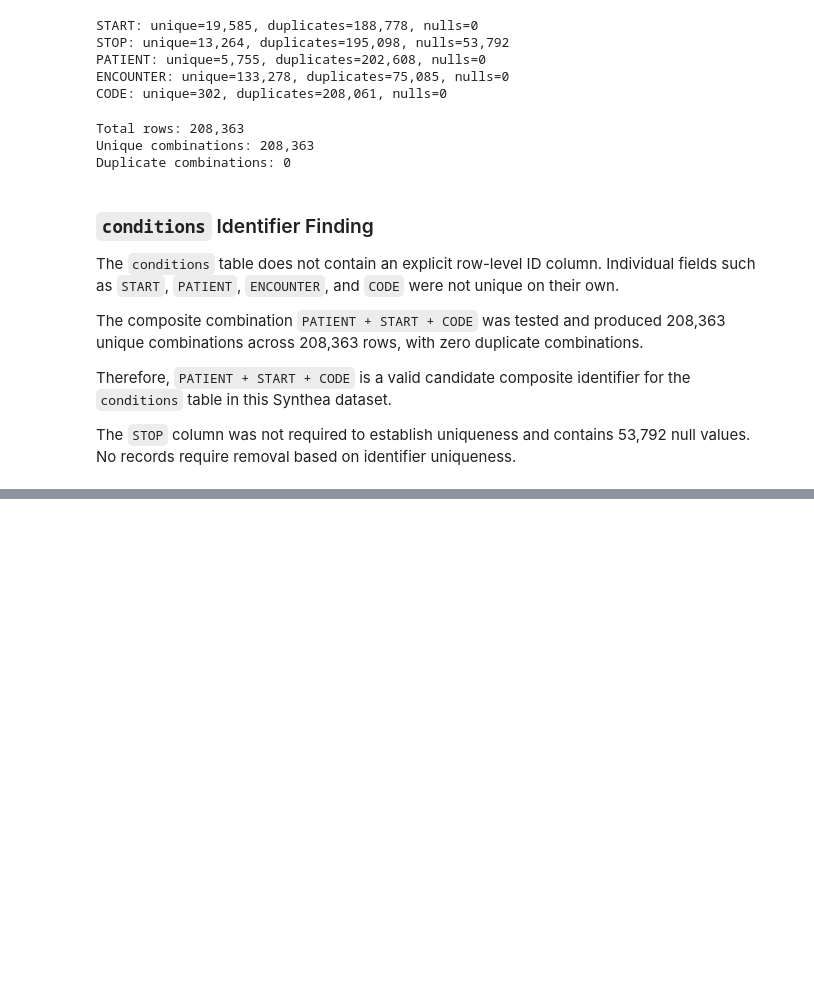
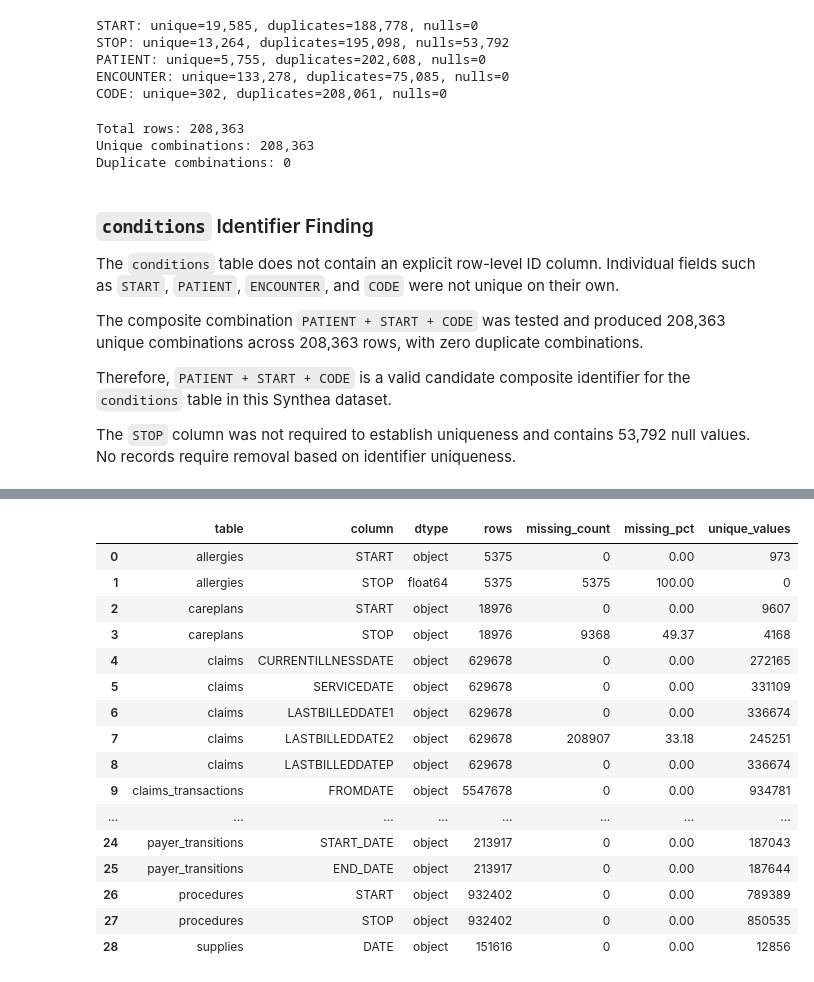
Before and after one commit to Hygienus41/healthcare-risk-system, a Jupyter notebook: notebooks/02_data_quality.ipynb, the cells around one changed output, grey strips where cells are left out. Cells and saved outputs as stored; diff of their text form; code cells hidden in the pictures; blank space fills up the shorter version.

```diff
--- a/notebooks/02_data_quality.ipynb
+++ b/notebooks/02_data_quality.ipynb
@@ -779,0 +1990,17 @@ The `STOP` column was not required to establish uniqueness and contains 53,792 n
+# %%
+# Build a table showing the data type of every column across all 18 Synthea tables.
+dtype_inventory = []
+
+for table_name, table in tables.items():
+    for column in table.columns:
+        dtype_inventory.append({
+            "table": table_name,
+            "column": column,
+            "dtype": str(table[column].dtype),
+            "missing_count": int(table[column].isna().sum()),
+            "unique_values": int(table[column].nunique(dropna=True))
+        })
+
+dtype_inventory_df = pd.DataFrame(dtype_inventory)
+
+display(dtype_inventory_df)
@@ -779,0 +2066,63 @@ The `STOP` column was not required to establish uniqueness and contains 53,792 n
+# %%
+# Define the columns that represent dates or timestamps in the Synthea tables.
+date_columns = {
+    "allergies": ["START", "STOP"],
+    "careplans": ["START", "STOP"],
+    "claims": [
+        "CURRENTILLNESSDATE",
+        "SERVICEDATE",
+        "LASTBILLEDDATE1",
+        "LASTBILLEDDATE2",
+        "LASTBILLEDDATEP"
+    ],
+    "claims_transactions": ["FROMDATE", "TODATE"],
+    "conditions": ["START", "STOP"],
+    "devices": ["START", "STOP"],
+    "encounters": ["START", "STOP"],
+    "imaging_studies": ["DATE"],
+    "immunizations": ["DATE"],
+    "medications": ["START", "STOP"],
+    "observations": ["DATE"],
+    "patients": ["BIRTHDATE", "DEATHDATE"],
+    "payer_transitions": ["START_DATE", "END_DATE"],
+    "procedures": ["START", "STOP"],
+    "supplies": ["DATE"]
+}
+
+date_inventory = []
+
+for table_name, columns in date_columns.items():
+    table = tables[table_name]
+
+    for column in columns:
+        date_inventory.append({
+            "table": table_name,
+            "column": column,
+            "dtype": str(table[column].dtype),
+            "rows": len(table),
+            "missing_count": int(table[column].isna().sum()),
+            "missing_pct": round(table[column].isna().mean() * 100, 2),
+            "unique_values": int(table[column].nunique(dropna=True))
+        })
+
+date_inventory_df = pd.DataFrame(date_inventory)
+
+display(date_inventory_df)
+# %% [output]
+|  | table | column | dtype | rows | missing_count | missing_pct | unique_values |
+| 0 | allergies | START | object | 5375 | 0 | 0.00 | 973 |
+| 1 | allergies | STOP | float64 | 5375 | 5375 | 100.00 | 0 |
+| 2 | careplans | START | object | 18976 | 0 | 0.00 | 9607 |
+| 3 | careplans | STOP | object | 18976 | 9368 | 49.37 | 4168 |
+| 4 | claims | CURRENTILLNESSDATE | object | 629678 | 0 | 0.00 | 272165 |
+| 5 | claims | SERVICEDATE | object | 629678 | 0 | 0.00 | 331109 |
+| 6 | claims | LASTBILLEDDATE1 | object | 629678 | 0 | 0.00 | 336674 |
+| 7 | claims | LASTBILLEDDATE2 | object | 629678 | 208907 | 33.18 | 245251 |
+| 8 | claims | LASTBILLEDDATEP | object | 629678 | 0 | 0.00 | 336674 |
+| 9 | claims_transactions | FROMDATE | object | 5547678 | 0 | 0.00 | 934781 |
+| ... | ... | ... | ... | ... | ... | ... | ... |
+| 24 | payer_transitions | START_DATE | object | 213917 | 0 | 0.00 | 187043 |
+| 25 | payer_transitions | END_DATE | object | 213917 | 0 | 0.00 | 187644 |
+| 26 | procedures | START | object | 932402 | 0 | 0.00 | 789389 |
+| 27 | procedures | STOP | object | 932402 | 0 | 0.00 | 850535 |
+| 28 | supplies | DATE | object | 151616 | 0 | 0.00 | 12856 |
```
Also changed, not shown: parts of 110 cells of this notebook, 1 other file.
